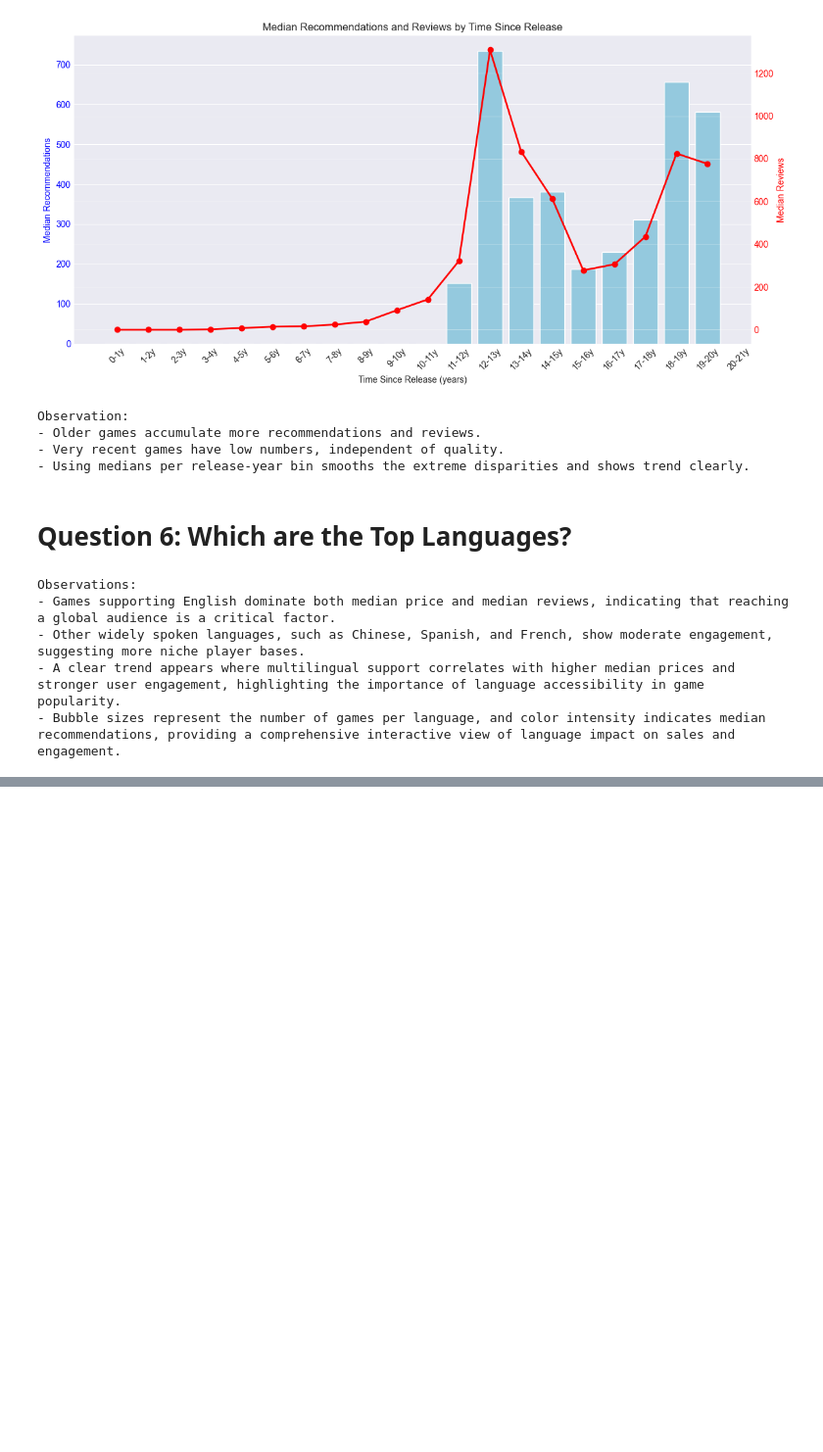
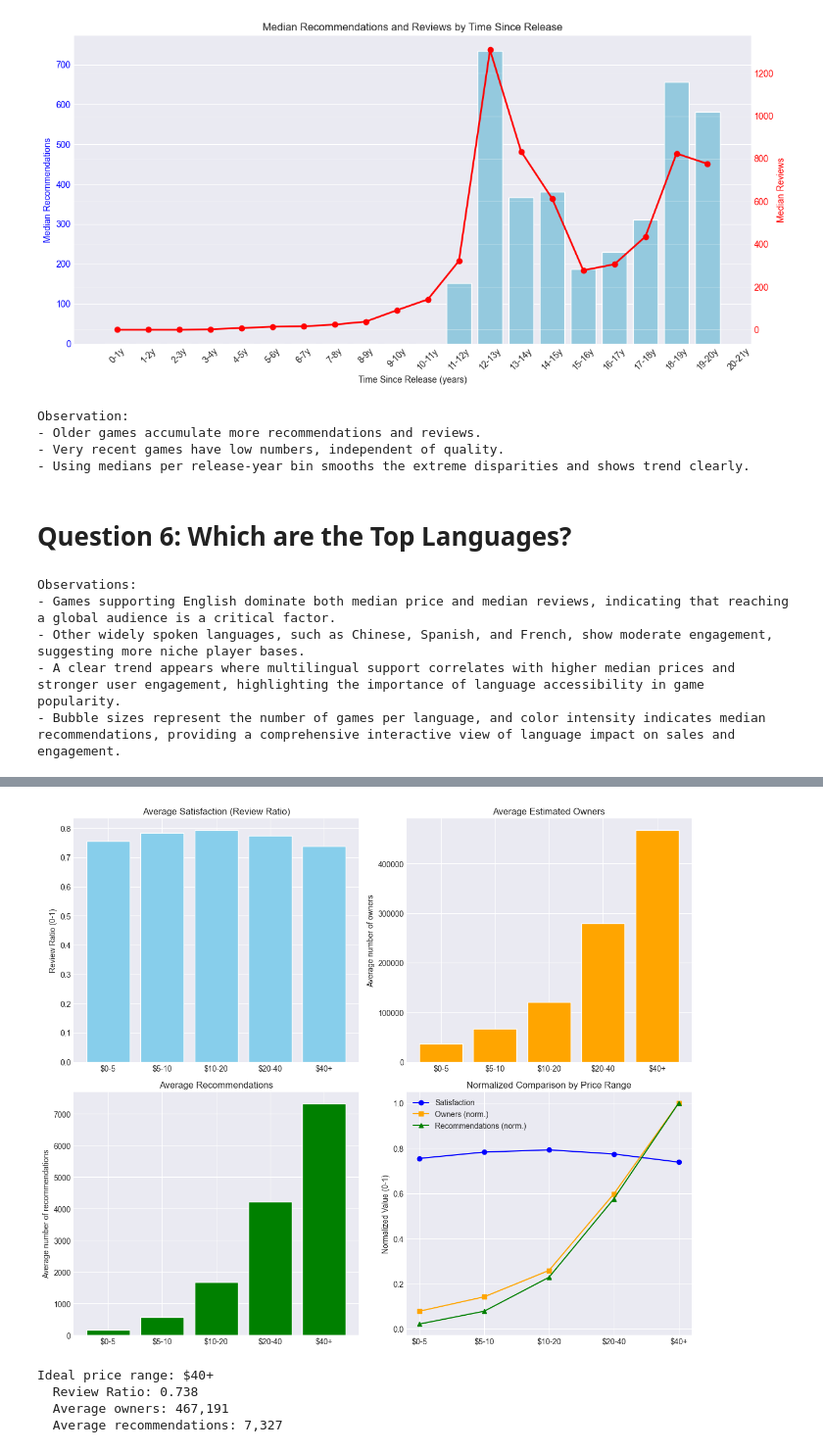
Before and after one commit to Felipe-Tagawa/C11-SteamAnalysis, a Jupyter notebook: main.ipynb, the cells around one changed output, grey strips where cells are left out. Shown at 98% size. Drawn from its saved outputs; the diff is of its cells as text; code cells hidden in the pictures; blank space fills up the shorter version.

```diff
--- a/main.ipynb
+++ b/main.ipynb
@@ -660,0 +894,75 @@ Observations:
+# %%
+# Convert EstimatedOwners to numeric
+df["EstimatedOwnersNumeric"] = df["EstimatedOwners"].apply(owners_to_number)
+
+# Ensure necessary columns exist
+df["ReviewRatio"] = df["Positive"] / (df["Positive"] + df["Negative"])
+df["ReviewRatio"] = df["ReviewRatio"].replace([np.inf, -np.inf], np.nan)
+
+# Create price ranges
+df["PriceRange"] = pd.cut(df["Price"], bins=[0, 5, 10, 20, 40, float("inf")], labels=["$0-5", "$5-10", "$10-20", "$20-40", "$40+"])
+
+# Filter only valid data
+valid_data = df.dropna(subset=["ReviewRatio", "EstimatedOwnersNumeric", "Recommendations", "PriceRange"])
+
+# Calculate averages by price range
+stats = valid_data.groupby("PriceRange", observed=True).agg({
+    "ReviewRatio": "mean",
+    "EstimatedOwnersNumeric": "mean",
+    "Recommendations": "mean"
+}).reset_index()
+
+print("\nMetrics by price range:")
+print(stats)
+
+# --- Bar charts (4 subplots) ---
+plt.figure(figsize=(12, 10))
+
+# 1. Average Review Ratio
+plt.subplot(2, 2, 1)
+plt.bar(stats["PriceRange"], stats["ReviewRatio"], color="skyblue")
+plt.title("Average Satisfaction (Review Ratio)")
+plt.ylabel("Review Ratio (0-1)")
+
+# 2. Average estimated owners
+plt.subplot(2, 2, 2)
+plt.bar(stats["PriceRange"], stats["EstimatedOwnersNumeric"], color="orange")
+plt.title("Average Estimated Owners")
+plt.ylabel("Average number of owners")
+
+# 3. Average recommendations
+plt.subplot(2, 2, 3)
+plt.bar(stats["PriceRange"], stats["Recommendations"], color="green")
+plt.title("Average Recommendations")
+plt.ylabel("Average number of recommendations")
+
+# 4. Normalized comparison of three metrics
+stats_norm = stats.copy()
+stats_norm["OwnersNorm"] = stats["EstimatedOwnersNumeric"] / stats["EstimatedOwnersNumeric"].max()
+stats_norm["RecsNorm"] = stats["Recommendations"] / stats["Recommendations"].max()
+
+plt.subplot(2, 2, 4)
+plt.plot(stats["PriceRange"], stats["ReviewRatio"], marker="o", label="Satisfaction", color="blue")
+plt.plot(stats["PriceRange"], stats_norm["OwnersNorm"], marker="s", label="Owners (norm.)", color="orange")
+plt.plot(stats["PriceRange"], stats_norm["RecsNorm"], marker="^", label="Recommendations (norm.)", color="green")
+plt.title("Normalized Comparison by Price Range")
+plt.ylabel("Normalized Value (0-1)")
+plt.legend()
+
+plt.tight_layout()
+plt.show()
+
+# Determine the ideal range (sweet spot)
+stats["BalanceScore"] = (
+        stats["ReviewRatio"] * 0.4 +
+        (stats["EstimatedOwnersNumeric"] / stats["EstimatedOwnersNumeric"].max()) * 0.3 +
+        (stats["Recommendations"] / stats["Recommendations"].max()) * 0.3
+)
+
+best_range = stats.loc[stats["BalanceScore"].idxmax()]
+
+print(f"\nIdeal price range: {best_range['PriceRange']}")
+print(f"  Review Ratio: {best_range['ReviewRatio']:.3f}")
+print(f"  Average owners: {best_range['EstimatedOwnersNumeric']:,.0f}")
+print(f"  Average recommendations: {best_range['Recommendations']:,.0f}")
+# %% [output]
@@ -660,0 +976,5 @@ Observations:
+[figure, added]
+Ideal price range: $40+
+  Review Ratio: 0.738
+  Average owners: 467,191
+  Average recommendations: 7,327
```
Also changed, not shown: parts of 7 cells of this notebook.
